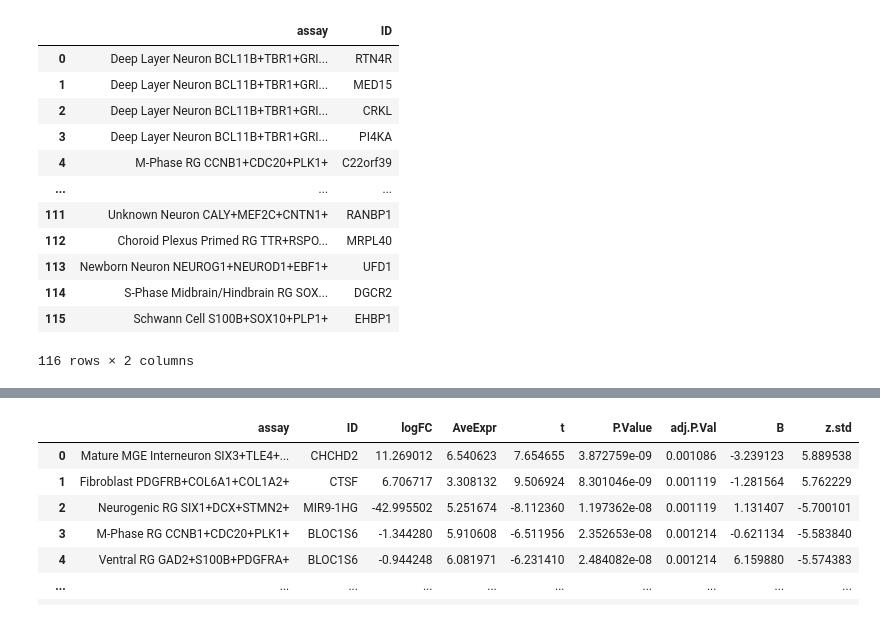
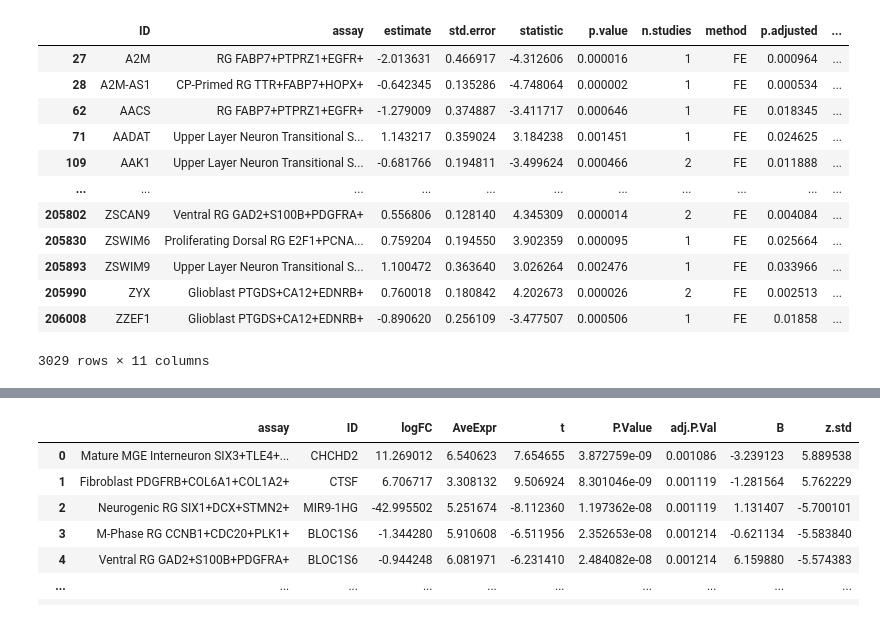
Before and after one commit to deepak-kaji/schizophrenia_organoid_convergence, a Jupyter notebook: disease_analyses/subtype_level_dge_examination.ipynb, the cells around one changed output, grey strips where cells are left out. Saved outputs shown, nothing was run; the diff lists cells and outputs as text; code cells hidden in the pictures.

```diff
--- a/disease_analyses/subtype_level_dge_examination.ipynb
+++ b/disease_analyses/subtype_level_dge_examination.ipynb
@@ -17,16 +18,37 @@ import scanpy as sc
 
 CSV_PATH = '/mnt/sdb/scz_meta_analysis_processed/dge_signatures/dreamlet_dges/disease_analyses/'
 
-vp_lst = pd.read_csv(CSV_PATH + "/variance_partition_long_subtype.csv")
+dge_22q11 = pd.read_csv(CSV_PATH + "dreamlet_22q11_combined_subtype.csv")
+dge_NRXN1 = pd.read_csv(CSV_PATH + "dreamlet_nrxn1_combined_subtype.csv")
+dge_idiopathic = pd.read_csv(CSV_PATH + "dreamlet_idiopathic_combined_subtype.csv")
 
-dge_22q11 = pd.read_csv(CSV_PATH + "dreamlet_22q11_dge_scz_results_subtype.csv")
-dge_NRXN1 = pd.read_csv(CSV_PATH + "dreamlet_NRNXN1_dge_scz_results_subtype.csv")
-dge_3q29 = pd.read_csv(CSV_PATH + "dreamlet_3q29_dge_scz_results_subtype.csv")
-dge_15q13 = pd.read_csv(CSV_PATH + "dreamlet_15q13_dge_scz_results_subtype.csv")
-dge_Idiopathic = pd.read_csv(CSV_PATH + "dreamlet_Idiopathic_dge_scz_results_subtype.csv")
+dge_3q29 = pd.read_csv(CSV_PATH + "dreamlet_purcell_dge_scz_results_subtype.csv")
+dge_15q13 = pd.read_csv(CSV_PATH + "dreamlet_walsh_15q13_dge_scz_results_subtype.csv")
+# %%
+## FDR Calculation Function ##
+
+def fdr_per_celltype(dge_df):
+    """Add FDR-adjusted p-values and significance per cell type."""
+    dge_df['p.adjusted'] = None
+    dge_df['significant_fdr'] = False
+
+    for celltype, group in dge_df.groupby('assay'):
+        rejected, pvals_corrected, _, _ = multipletests(group['p.value'], method='fdr_bh')
+        dge_df.loc[group.index, 'p.adjusted'] = pvals_corrected
+        dge_df.loc[group.index, 'significant_fdr'] = rejected
+
+    return dge_df
+# %%
+## FDR Correct Meta-Analyses #
+
+dge_22q11 = fdr_per_celltype(dge_22q11)
+dge_NRXN1 = fdr_per_celltype(dge_NRXN1)
+dge_idiopathic = fdr_per_celltype(dge_idiopathic)
 # %%
-dge_22q11['significant'] = (dge_22q11['adj.P.Val'] < 0.05)
-dge_NRXN1['significant'] = (dge_NRXN1['adj.P.Val'] < 0.05)
+# Filter On Significance #
+
+dge_22q11['significant'] = dge_22q11['significant_fdr']
+dge_NRXN1['significant'] = dge_NRXN1['significant_fdr']
+dge_idiopathic['significant'] = dge_idiopathic['significant_fdr']
 dge_3q29['significant'] = (dge_3q29['adj.P.Val'] < 0.05)
 dge_15q13['significant'] = (dge_15q13['adj.P.Val'] < 0.05)
-dge_Idiopathic['significant'] = (dge_Idiopathic['adj.P.Val'] < 0.05)
@@ -73,17 +149,17 @@ sns.scatterplot(dge[dge['significant']], x='group', hue='assay', y='logFC')
 # %%
-dge_22q11[dge_22q11['adj.P.Val'] < 0.05][['assay', 'ID']]
+dge_22q11[dge_22q11['significant']]
 # %% [output]
-|  | assay | ID |
-| 0 | Deep Layer Neuron BCL11B+TBR1+GRI... | RTN4R |
-| 1 | Deep Layer Neuron BCL11B+TBR1+GRI... | MED15 |
-| 2 | Deep Layer Neuron BCL11B+TBR1+GRI... | CRKL |
-| 3 | Deep Layer Neuron BCL11B+TBR1+GRI... | PI4KA |
-| 4 | M-Phase RG CCNB1+CDC20+PLK1+ | C22orf39 |
-| ... | ... | ... |
-| 111 | Unknown Neuron CALY+MEF2C+CNTN1+ | RANBP1 |
-| 112 | Choroid Plexus Primed RG TTR+RSPO... | MRPL40 |
-| 113 | Newborn Neuron NEUROG1+NEUROD1+EBF1+ | UFD1 |
-| 114 | S-Phase Midbrain/Hindbrain RG SOX... | DGCR2 |
-| 115 | Schwann Cell S100B+SOX10+PLP1+ | EHBP1 |
+|  | ID | assay | estimate | std.error | statistic | p.value | n.studies | method | p.adjusted | ... |
+| 27 | A2M | RG FABP7+PTPRZ1+EGFR+ | -2.013631 | 0.466917 | -4.312606 | 0.000016 | 1 | FE | 0.000964 | ... |
+| 28 | A2M-AS1 | CP-Primed RG TTR+FABP7+HOPX+ | -0.642345 | 0.135286 | -4.748064 | 0.000002 | 1 | FE | 0.000534 | ... |
+| 62 | AACS | RG FABP7+PTPRZ1+EGFR+ | -1.279009 | 0.374887 | -3.411717 | 0.000646 | 1 | FE | 0.018345 | ... |
+| 71 | AADAT | Upper Layer Neuron Transitional S... | 1.143217 | 0.359024 | 3.184238 | 0.001451 | 1 | FE | 0.024625 | ... |
+| 109 | AAK1 | Upper Layer Neuron Transitional S... | -0.681766 | 0.194811 | -3.499624 | 0.000466 | 2 | FE | 0.011888 | ... |
+| ... | ... | ... | ... | ... | ... | ... | ... | ... | ... | ... |
+| 205802 | ZSCAN9 | Ventral RG GAD2+S100B+PDGFRA+ | 0.556806 | 0.128140 | 4.345309 | 0.000014 | 2 | FE | 0.004084 | ... |
+| 205830 | ZSWIM6 | Proliferating Dorsal RG E2F1+PCNA... | 0.759204 | 0.194550 | 3.902359 | 0.000095 | 1 | FE | 0.025664 | ... |
+| 205893 | ZSWIM9 | Upper Layer Neuron Transitional S... | 1.100472 | 0.363640 | 3.026264 | 0.002476 | 1 | FE | 0.033966 | ... |
+| 205990 | ZYX | Glioblast PTGDS+CA12+EDNRB+ | 0.760018 | 0.180842 | 4.202673 | 0.000026 | 2 | FE | 0.002513 | ... |
+| 206008 | ZZEF1 | Glioblast PTGDS+CA12+EDNRB+ | -0.890620 | 0.256109 | -3.477507 | 0.000506 | 1 | FE | 0.01858 | ... |
-116 rows × 2 columns
+3029 rows × 11 columns
 # %%
```
Also changed, not shown: parts of 9 cells of this notebook, 4 other files.
